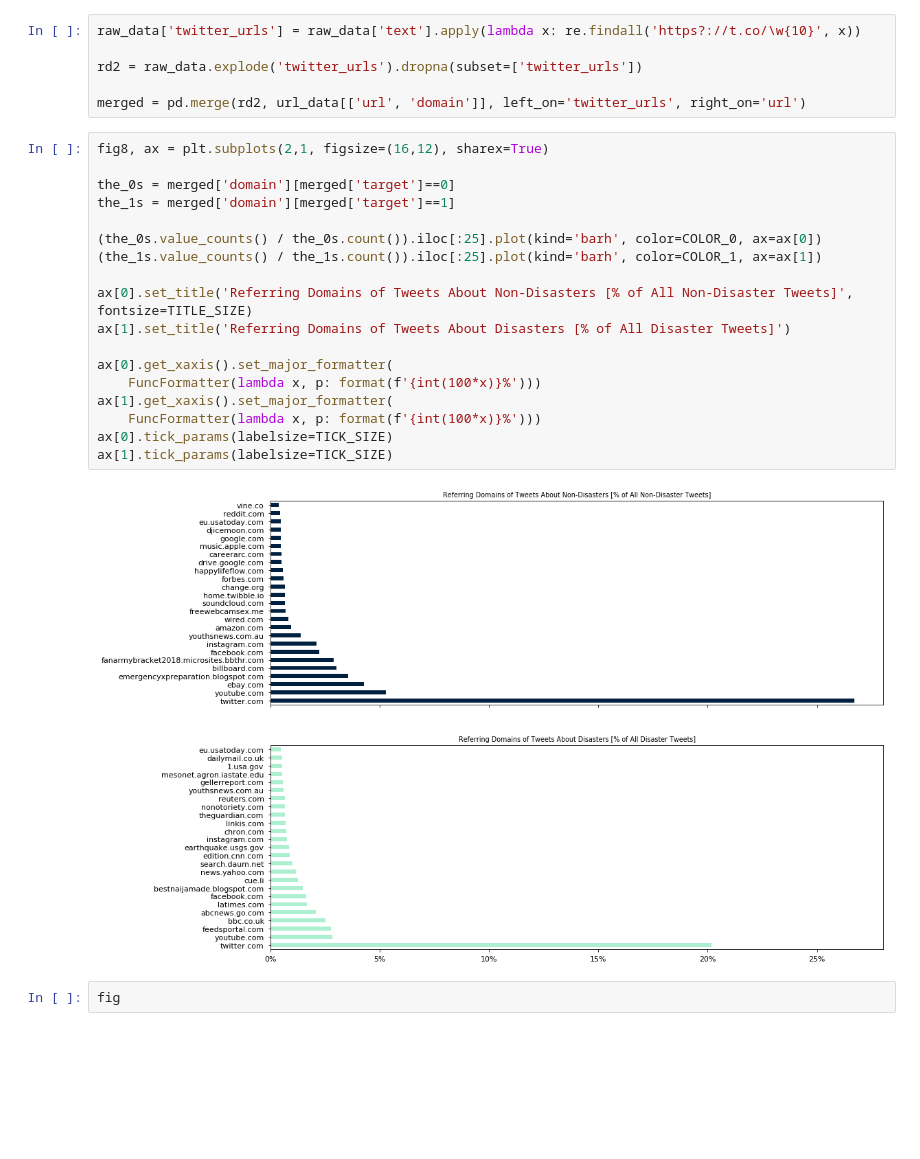
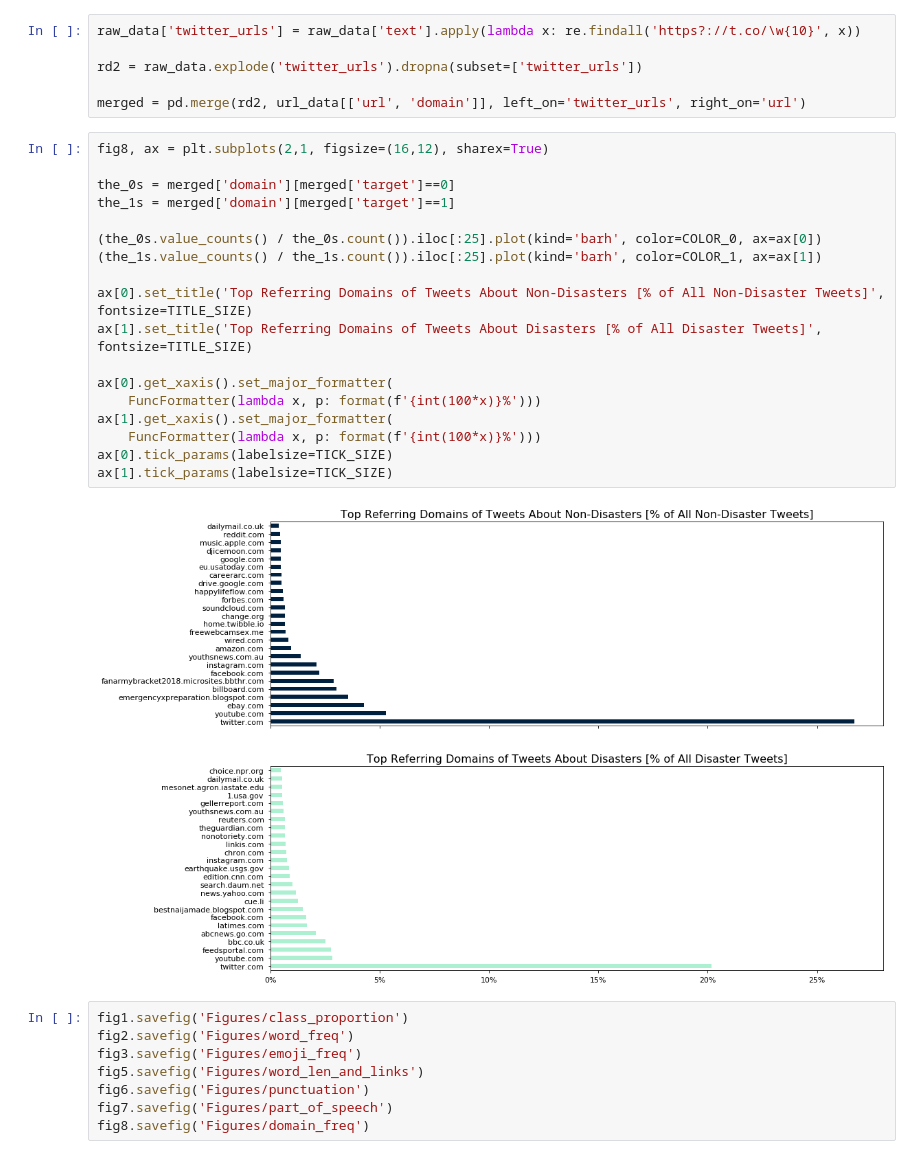
Before and after one commit to vegarab/aml-twitter-fakeornot, a Jupyter notebook: Notebooks/quantitative-stats.ipynb, the cells around one changed output. Saved outputs shown, nothing was run; the diff lists cells and outputs as text; blank space fills up the shorter version.

```diff
--- a/Notebooks/quantitative-stats.ipynb
+++ b/Notebooks/quantitative-stats.ipynb
@@ -333,22 +333,28 @@ merged = pd.merge(rd2, url_data[['url', 'domain']], left_on='twitter_urls', righ
 # %%
 fig8, ax = plt.subplots(2,1, figsize=(16,12), sharex=True)
 
 the_0s = merged['domain'][merged['target']==0]
 the_1s = merged['domain'][merged['target']==1]
 
 (the_0s.value_counts() / the_0s.count()).iloc[:25].plot(kind='barh', color=COLOR_0, ax=ax[0])
 (the_1s.value_counts() / the_1s.count()).iloc[:25].plot(kind='barh', color=COLOR_1, ax=ax[1])
 
-ax[0].set_title('Referring Domains of Tweets About Non-Disasters [% of All Non-Disaster Tweets]', fontsize=TITLE_SIZE)
-ax[1].set_title('Referring Domains of Tweets About Disasters [% of All Disaster Tweets]')
+ax[0].set_title('Top Referring Domains of Tweets About Non-Disasters [% of All Non-Disaster Tweets]', fontsize=TITLE_SIZE)
+ax[1].set_title('Top Referring Domains of Tweets About Disasters [% of All Disaster Tweets]', fontsize=TITLE_SIZE)
 
 ax[0].get_xaxis().set_major_formatter(
     FuncFormatter(lambda x, p: format(f'{int(100*x)}%')))
 ax[1].get_xaxis().set_major_formatter(
     FuncFormatter(lambda x, p: format(f'{int(100*x)}%')))
 ax[0].tick_params(labelsize=TICK_SIZE)
 ax[1].tick_params(labelsize=TICK_SIZE)
 # %% [output]
-[figure, old version]
+[figure, new version]
-# %%
-fig
+# %%
+fig1.savefig('Figures/class_proportion')
+fig2.savefig('Figures/word_freq')
+fig3.savefig('Figures/emoji_freq')
+fig5.savefig('Figures/word_len_and_links')
+fig6.savefig('Figures/punctuation')
+fig7.savefig('Figures/part_of_speech')
+fig8.savefig('Figures/domain_freq')
```
Also changed, not shown: parts of 3 cells of this notebook, 1 other file.
